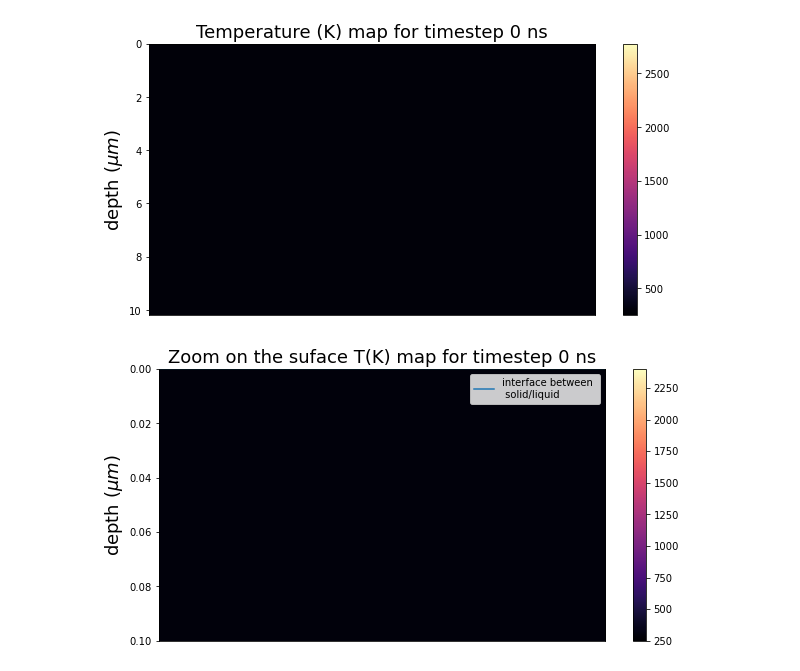
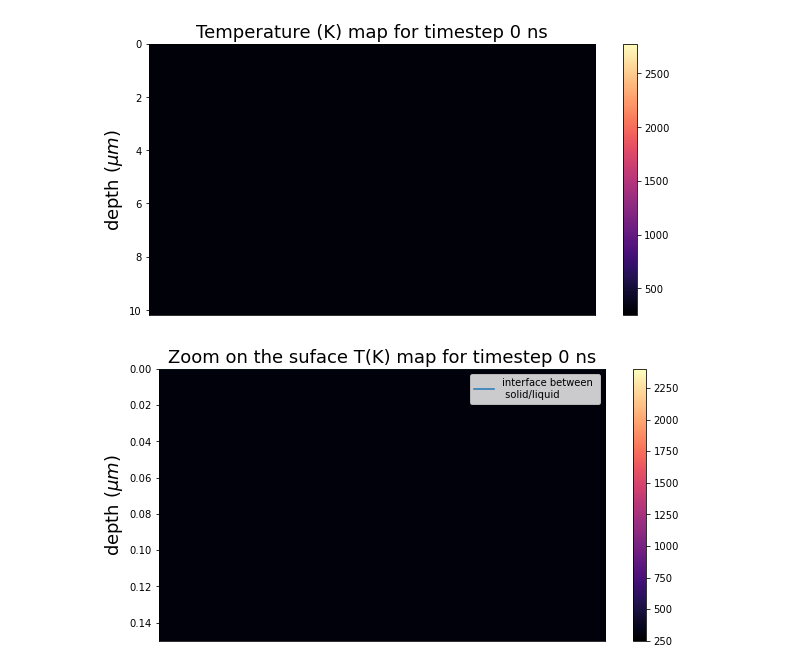
Before and after one commit to AriannaMischianti/Thesis_activity, a Jupyter notebook: lIMP_SIMULATION_GRAPHS.ipynb, the cells around one changed output. Saved outputs shown, nothing was run; the diff lists cells and outputs as text; code cells hidden in the pictures.

```diff
--- a/lIMP_SIMULATION_GRAPHS.ipynb
+++ b/lIMP_SIMULATION_GRAPHS.ipynb
@@ -65,6 +65,7 @@ with open(filename2, mode='r+') as f:
 data1 = np.loadtxt(filename2)
 x1= data1[:,0]
 y1 = data1[:,1]
+maxA=max(y1)*0.0001
 L=[]
 for i in range(len(x1)):
     L.append([x1[i],y1[i]])
@@ -142,7 +143,7 @@ for i in range(1,len(X[0,:])):
     x1, y1 = [0,100],[depth,depth]
     plt.plot(x1, y1, label='interface between \n solid/liquid')
     plt.title('Zoom on the suface T(K) map for timestep %i ns' %t,fontsize=18)
-    plt.ylim(0.1, 0)
+    plt.ylim(maxA*3, 0)
     plt.colorbar(imagetoplot, orientation='vertical')
     plt.ylabel('depth ($\mu m$)',fontsize=18)
     plt.legend()
@@ -183,7 +184,7 @@ for i in range(0,len(X[0,:])-1):
     x1, y1 = [0,100],[depth,depth]
     ax[i].set_title('timestep %i ns' %t,fontsize=25)
     ax[i].plot(x1, y1, label='interface between \n solid/liquid')
-    ax[i].set_ylim(0.1, 0)
+    ax[i].set_ylim(maxA*3, 0)
     ax[i].xaxis.set_major_locator(ticker.NullLocator())
 cbar=fig.colorbar(imagetoplot, orientation='vertical',ax=ax)
 cbar.ax.tick_params(labelsize=50)
@@ -213,27 +214,27 @@ animator.save(r'globalsampleLaserMelting.avi')
 # %%
 x = data[:,0]
 X=data[:,:]
 
 fig1 = plt.figure( figsize=(10, 5))
 def ZoomLaserMelting(i):
     plt.clf()
     t=(i)*5
     y = data[:,i+1]
     Y=np.vstack((y,y))
     imagetoplot=plt.imshow(Y.T, cmap='magma', vmin=250, vmax=2400, extent=[0,100,thickness_of_sample,0], aspect='auto')
     plt.colorbar(imagetoplot, orientation='vertical')
     depth=tdepth[i][1]*0.0001
     x1, y1 = [0,100],[depth,depth]
     plt.plot(x1, y1, label='interface between \n solid/liquid')
     plt.title('Zoom on the suface T(K) map for timestep %i ns' %t,fontsize=18)
-    plt.ylim(0.1, 0)
+    plt.ylim(maxA*3, 0)
     plt.ylabel('depth ($\mu m$)',fontsize=18)
     plt.legend()
     plt.gca().xaxis.set_major_locator(plt.NullLocator())
     #plt.show()
 f1=len(X[0,:])-1
 animator1 = ani.FuncAnimation(fig1, ZoomLaserMelting, f1, interval = 300)
 
 animator1.save(r'zoomLaserMelting.avi')
 # %% [output]
-[figure, old version]
+[figure, new version]
```
Also changed, not shown: parts of 2 cells of this notebook, 2 other files.
